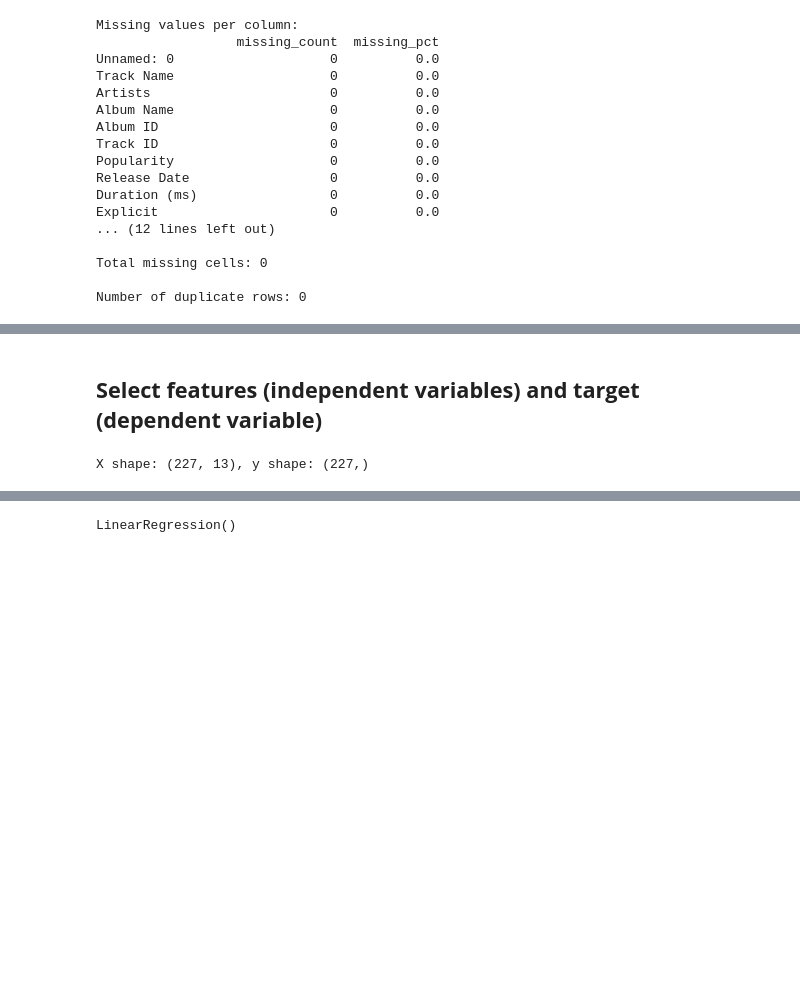
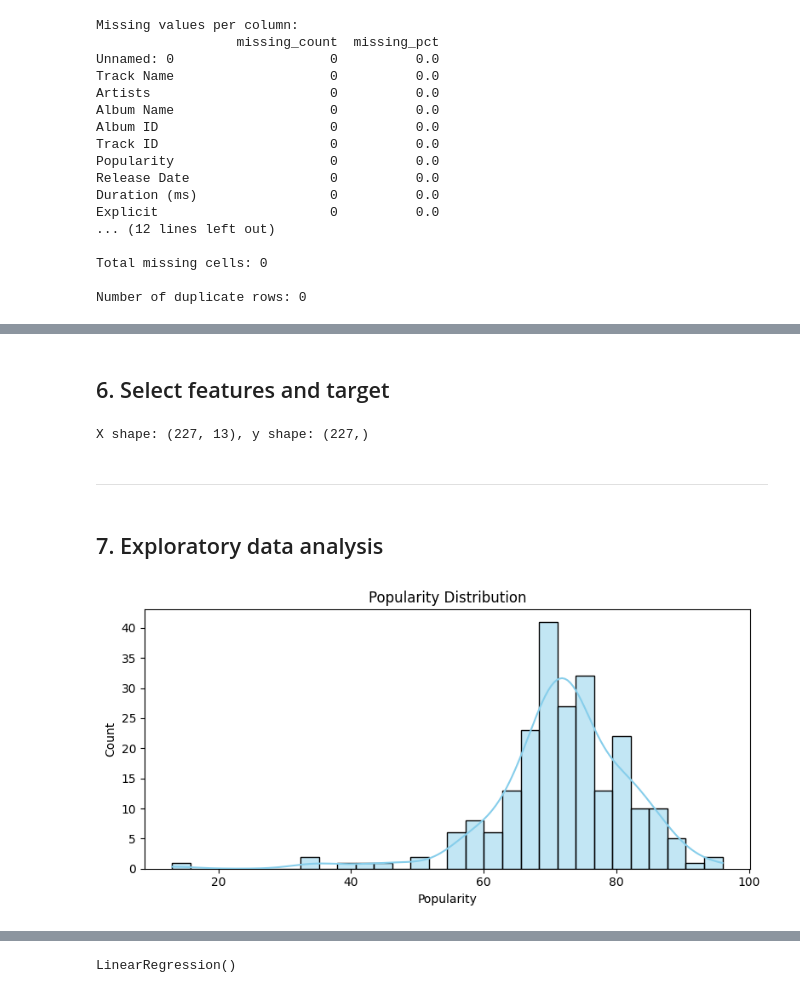
Before and after one commit to Faryalrifaz/MurickTechnologies-_internship2025, a Jupyter notebook: Task_4/Spotify_regression_analysis.ipynb, the cells around one changed output, grey strips where cells are left out. Drawn from its saved outputs; the diff is of its cells as text; code cells hidden in the pictures; blank space fills up the shorter version.

```diff
--- a/Task_4/Spotify_regression_analysis.ipynb
+++ b/Task_4/Spotify_regression_analysis.ipynb
@@ -116,7 +121,7 @@ Name: count, dtype: int64
 | 4 | Pedro | Jaxomy, Agatino Romero, Raffaella... | Pedro | 5y6RXjI5VPR0RyInghTbf1 | 48lxT5qJF0yYyf2z4wB4xW | 89 | 2024-03-29 | 144846 | ... |
 5 rows × 21 columns
 # %% [markdown]
-## **Select features (independent variables) and target (dependent variable)**
+## 6. Select features and target
 # %%
 
 y = df['Popularity']
@@ -129,3 +134,20 @@ X = df.drop(columns=[c for c in cols_to_drop if c in df.columns], errors='ignore
 print(f'X shape: {X.shape}, y shape: {y.shape}')
 # %% [output]
 X shape: (227, 13), y shape: (227,)
+# %% [markdown]
+---
+# %% [markdown]
+## 7. Exploratory data analysis
+# %%
+import matplotlib.pyplot as plt
+import seaborn as sns
+# 1) Popularity distribution
+plt.figure(figsize=(8,4))
+sns.histplot(y, kde=True, color='skyblue', bins=30)
+plt.title('Popularity Distribution')
+plt.xlabel('Popularity')
+plt.ylabel('Count')
+plt.tight_layout()
+plt.show()
+# %% [output]
+[figure, added]
```
Also changed, not shown: parts of 16 cells of this notebook.
